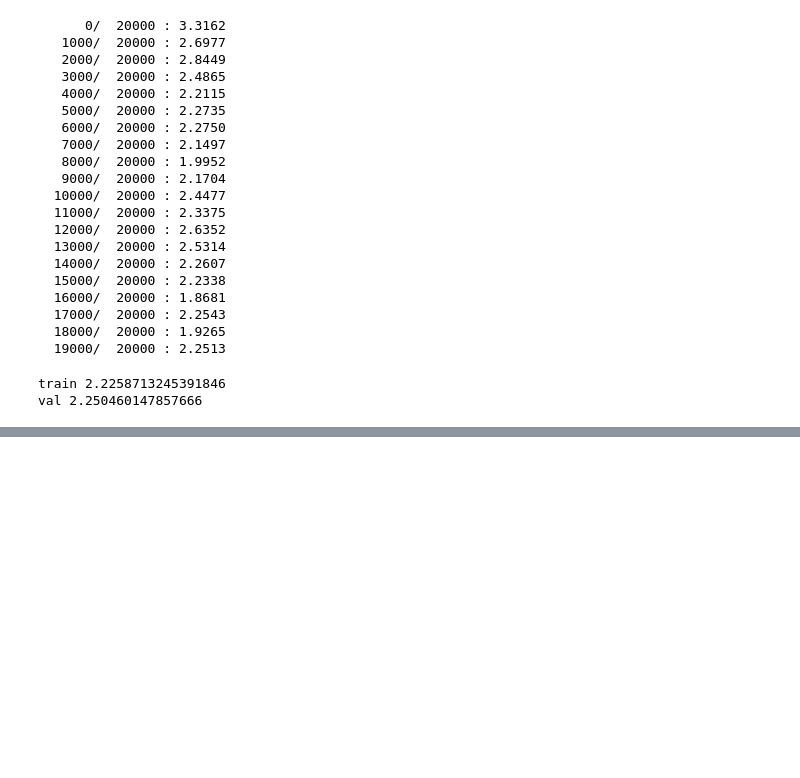
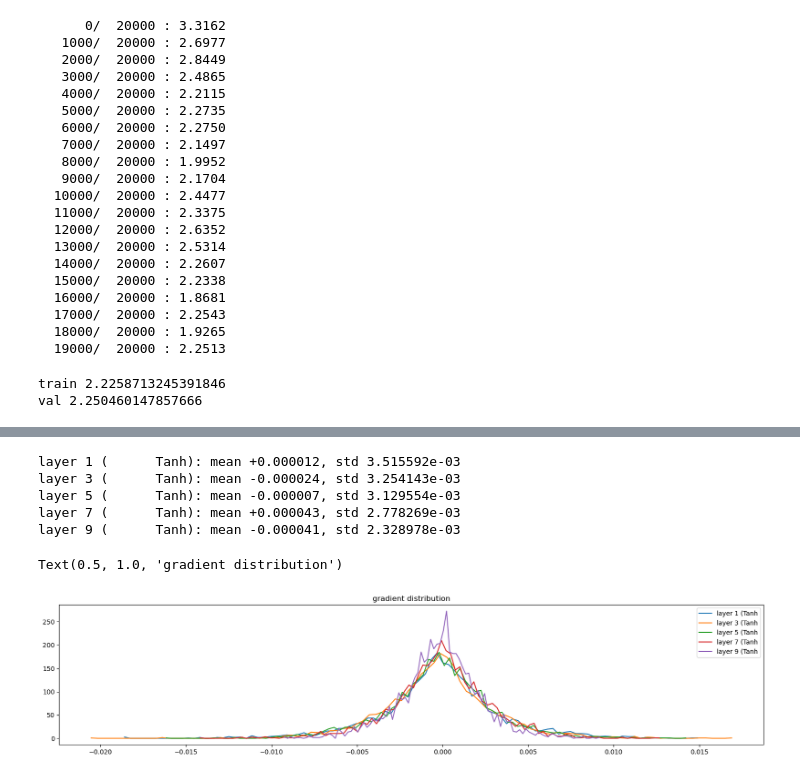
Before and after one commit to psycoplankton/Rock-Bottom, a Jupyter notebook: BatchNorm_Gradient_statistics.ipynb, the cells around one changed output, grey strips where cells are left out. Drawn from its saved outputs; the diff is of its cells as text; code cells hidden in the pictures; blank space fills up the shorter version.

```diff
--- a/BatchNorm_Gradient_statistics.ipynb
+++ b/BatchNorm_Gradient_statistics.ipynb
@@ -429,0 +631,27 @@ val 2.250460147857666
+# %%
+n_embed = 10 #the dimensionality of the character embedding vectors
+n_hidden = 100 #number of hidden neurons in each of the layers
+g = torch.Generator().manual_seed(1234567)
+
+C = torch.randn((vocab_size, n_embed), generator=g)
+layers = [
+    Linear(n_embed*block_size, n_hidden), Tanh(),
+    Linear(n_hidden, n_hidden), Tanh(),
+    Linear(n_hidden, n_hidden), Tanh(),
+    Linear(n_hidden, n_hidden), Tanh(),
+    Linear(n_hidden, n_hidden), Tanh(),
+    Linear(n_hidden, vocab_size),
+]
+
+with torch.no_grad():
+    #last layer: make less confident
+    layers[-1].weight *=0.1
+    #all other layers: apply again
+    for layer in layers[:-1]:
+        if isinstance(layer, Linear):
+            layer.weight *= 5/3
+
+parameters = [C] + [p for layer in layers for p in layer.parameters()]
+print(sum(p.nelement() for p in parameters)) #number of parameters in total
+for p in parameters:
+    p.requires_grad = True
@@ -429,0 +701,21 @@ val 2.250460147857666
+# %%
+# visualize histograms
+plt.figure(figsize=(20, 4)) # width and height of the plot
+legends = []
+for i, layer in enumerate(layers[:-1]): # note: exclude the output layer
+  if isinstance(layer, Tanh):
+    t = layer.out.grad
+    print('layer %d (%10s): mean %+f, std %e' % (i, layer.__class__.__name__, t.mean(), t.std()))
+    hy, hx = torch.histogram(t, density=True)
+    plt.plot(hx[:-1].detach(), hy.detach())
+    legends.append(f'layer {i} ({layer.__class__.__name__}')
+plt.legend(legends)
+plt.title('gradient distribution')
+# %% [output]
+layer 1 (      Tanh): mean +0.000012, std 3.515592e-03
+layer 3 (      Tanh): mean -0.000024, std 3.254143e-03
+layer 5 (      Tanh): mean -0.000007, std 3.129554e-03
+layer 7 (      Tanh): mean +0.000043, std 2.778269e-03
+layer 9 (      Tanh): mean -0.000041, std 2.328978e-03
+Text(0.5, 1.0, 'gradient distribution')
+[figure, added]
```
Also changed, not shown: parts of 19 cells of this notebook.
